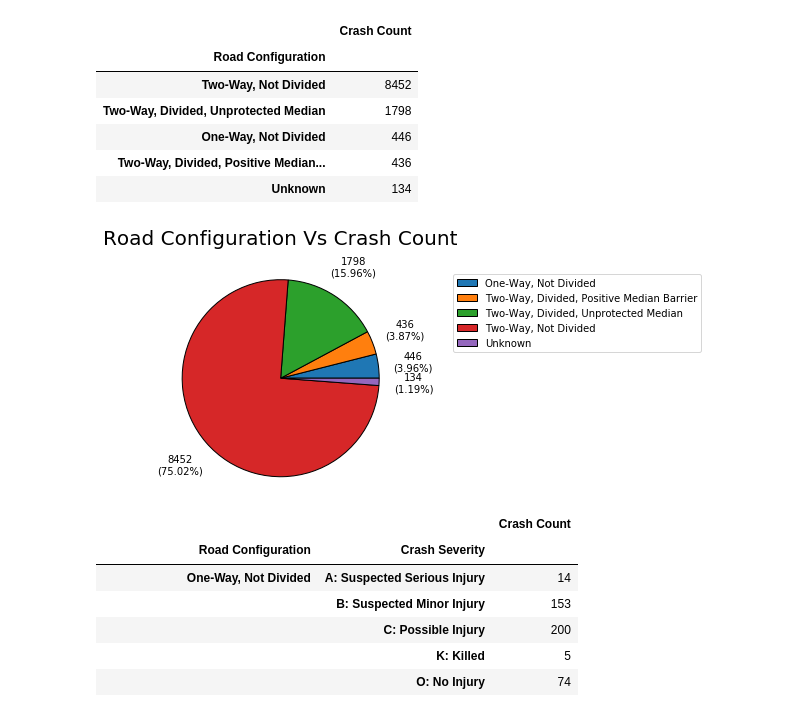
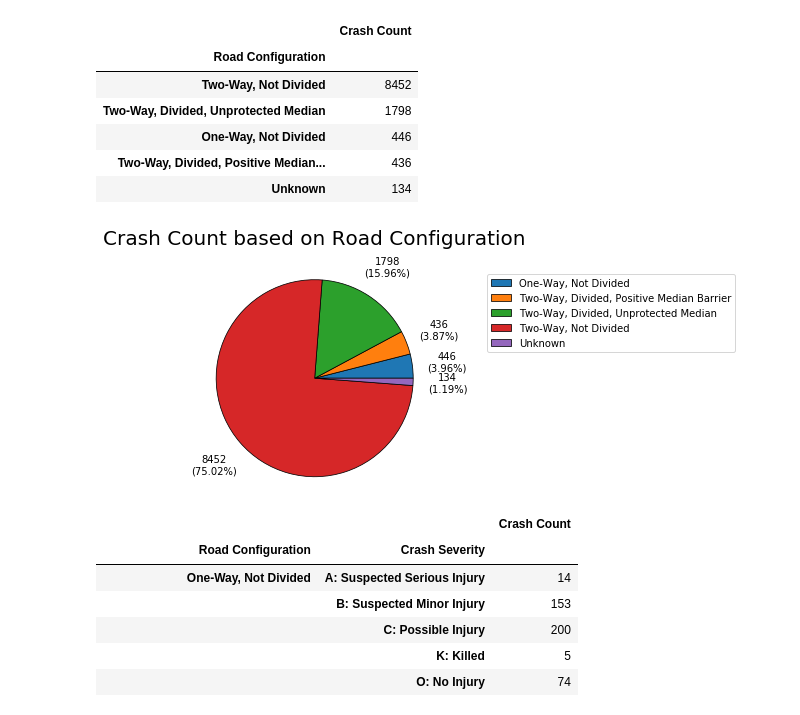
Before and after one commit to waghrayrashi/project-1, a Jupyter notebook: preethi.ipynb, the cells around one changed output. Drawn from its saved outputs; the diff is of its cells as text; code cells hidden in the pictures.

Commit message:
Updated with images and county heatmap

```diff
--- a/preethi.ipynb
+++ b/preethi.ipynb
@@ -235,19 +247,21 @@ rd_config_df_group.sort_values(by='Crash Count',ascending=False)
 # %%
 #Pie plot
 
 labels=rd_config_df_group.index
 sizes=rd_config_df_group['Crash Count']
 
-plt.title("Road Configuration Vs Crash Count",fontdict={'fontsize':20},pad=25)
+plt.title("Crash Count based on Road Configuration",fontdict={'fontsize':20},pad=25)
 
-plt.pie(sizes, autopct=lambda p:f'{p*sum(sizes)/100 :.0f}\n({p:.2f}%)', wedgeprops={'linewidth':1,'edgecolor':'black'},
+plt.pie(sizes, autopct=lambda p:f'{p*sum(sizes)/100 :.0f}\n({p:.2f}%)', wedgeprops={'linewidth':0.75,'edgecolor':'black'},
         rotatelabels=True,textprops={'rotation': 0},pctdistance=1.35)
 plt.axis("equal")
 plt.legend(labels,bbox_to_anchor=(1,1))
 
+plt.savefig("Images/Crash Count based on Road Configuration.png",bbox_inches='tight')
+
 plt.show()
 # %% [output]
-[figure, old version]
+[figure, new version]
 # %%
 rd_config_df_crash=rd_config_df.groupby(['Road Configuration','Crash Severity']).agg({'Crash Severity':'count'})
 rd_config_df_crash.columns=['Crash Count']
```
Also changed, not shown: parts of 15 cells of this notebook, 4 other files.
